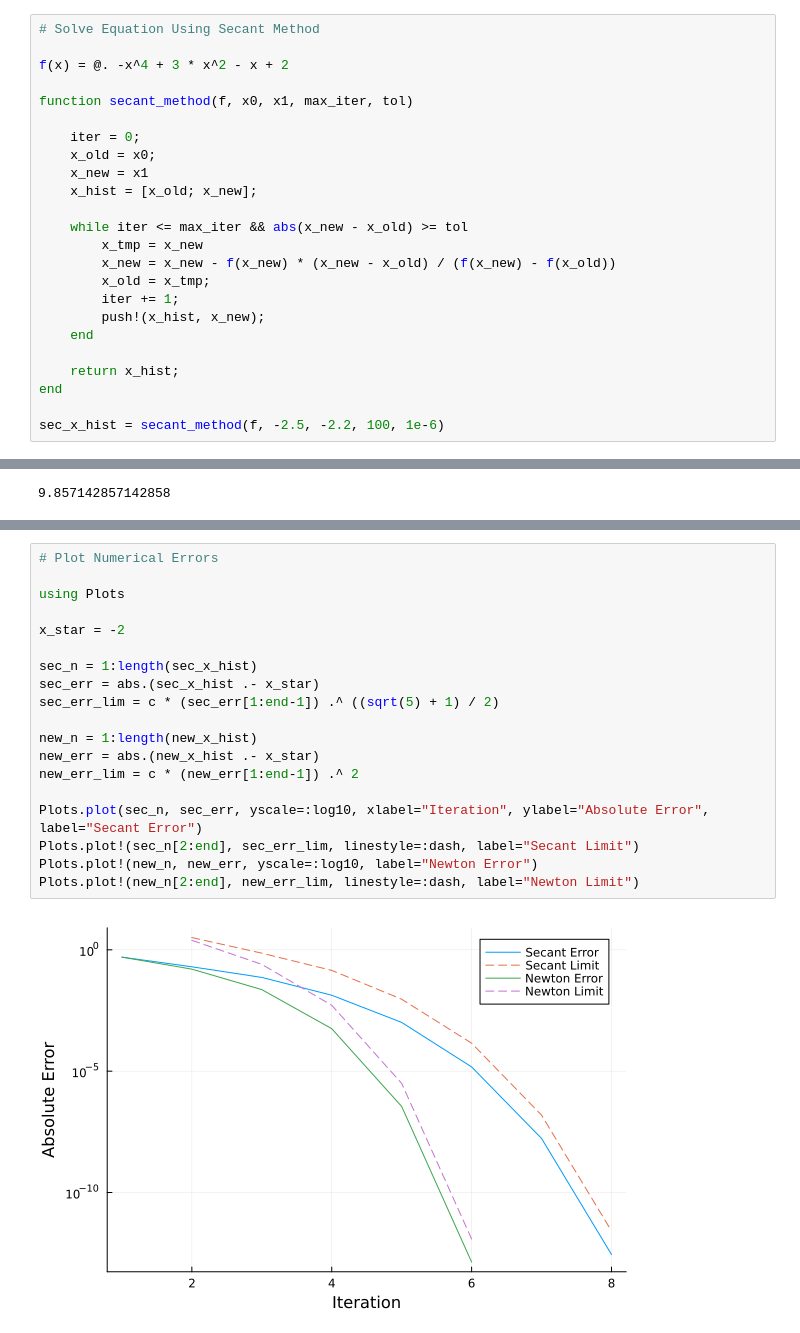
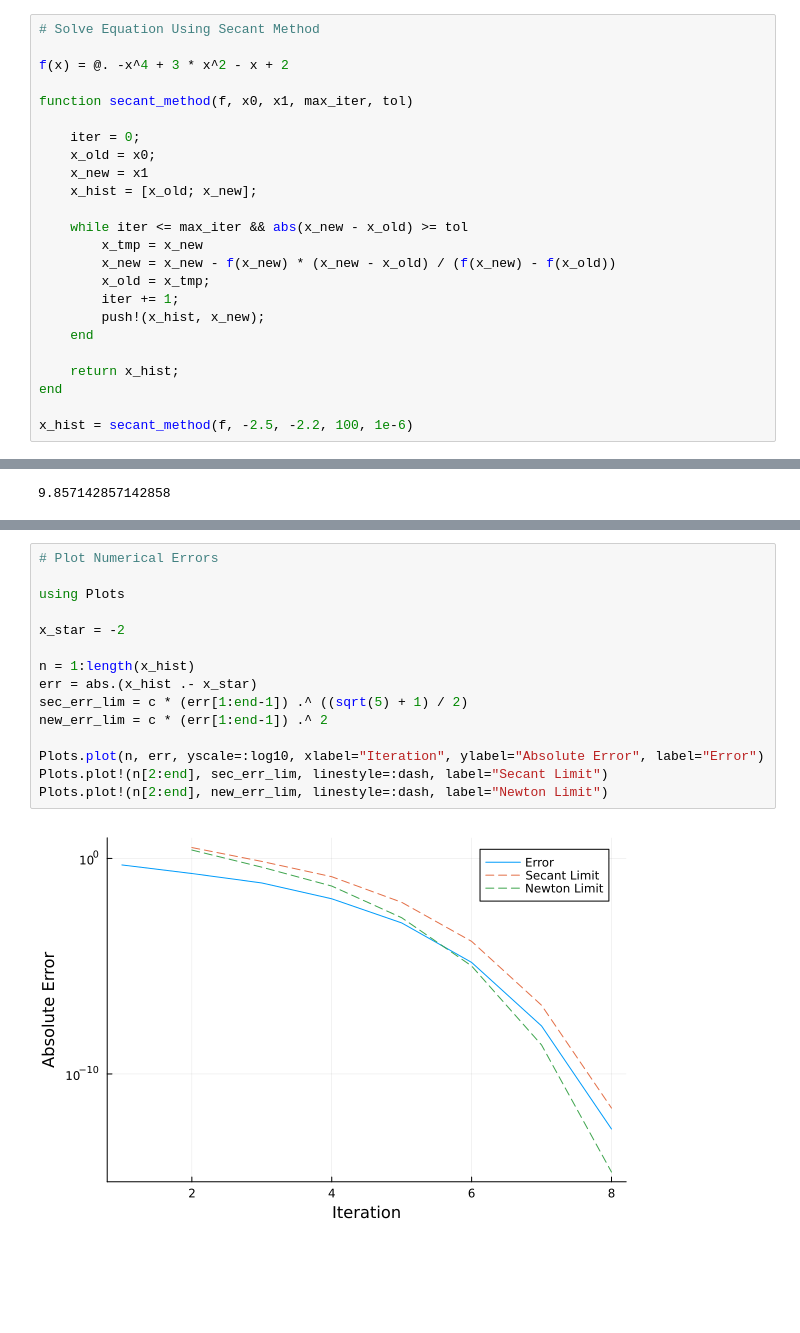
Before and after one commit to CameronBeneteau/MECHTRON-3X03-Scientific-Computation, a Jupyter notebook: tutorials/tutorial-8/quiz_08.ipynb, the cells around one changed output, grey strips where cells are left out. Cells and saved outputs as stored; diff of their text form; blank space fills up the shorter version.

```diff
--- a/tutorials/tutorial-8/quiz_08.ipynb
+++ b/tutorials/tutorial-8/quiz_08.ipynb
@@ -21,7 +21,7 @@ function secant_method(f, x0, x1, max_iter, tol)
     return x_hist;
 end
 
-sec_x_hist = secant_method(f, -2.5, -2.2, 100, 1e-6)
+x_hist = secant_method(f, -2.5, -2.2, 100, 1e-6)
 # %% [output]
 8-element Vector{Float64}:
  -2.5
@@ -72,21 +44,17 @@ new_x_hist = newtonConv(f, df, -2.5, 100, 1e-6)
 # %%
 # Plot Numerical Errors
 
 using Plots
 
 x_star = -2
 
-sec_n = 1:length(sec_x_hist)
-sec_err = abs.(sec_x_hist .- x_star)
-sec_err_lim = c * (sec_err[1:end-1]) .^ ((sqrt(5) + 1) / 2)
+n = 1:length(x_hist)
+err = abs.(x_hist .- x_star)
+sec_err_lim = c * (err[1:end-1]) .^ ((sqrt(5) + 1) / 2)
+new_err_lim = c * (err[1:end-1]) .^ 2
 
-new_n = 1:length(new_x_hist)
-new_err = abs.(new_x_hist .- x_star)
-new_err_lim = c * (new_err[1:end-1]) .^ 2
-
-Plots.plot(sec_n, sec_err, yscale=:log10, xlabel="Iteration", ylabel="Absolute Error", label="Secant Error")
-Plots.plot!(sec_n[2:end], sec_err_lim, linestyle=:dash, label="Secant Limit")
-Plots.plot!(new_n, new_err, yscale=:log10, label="Newton Error")
-Plots.plot!(new_n[2:end], new_err_lim, linestyle=:dash, label="Newton Limit")
+Plots.plot(n, err, yscale=:log10, xlabel="Iteration", ylabel="Absolute Error", label="Error")
+Plots.plot!(n[2:end], sec_err_lim, linestyle=:dash, label="Secant Limit")
+Plots.plot!(n[2:end], new_err_lim, linestyle=:dash, label="Newton Limit")
 # %% [output]
-[figure, old version]
+[figure, new version]
```
Also changed, not shown: parts of 1 cell of this notebook, 1 other file.
